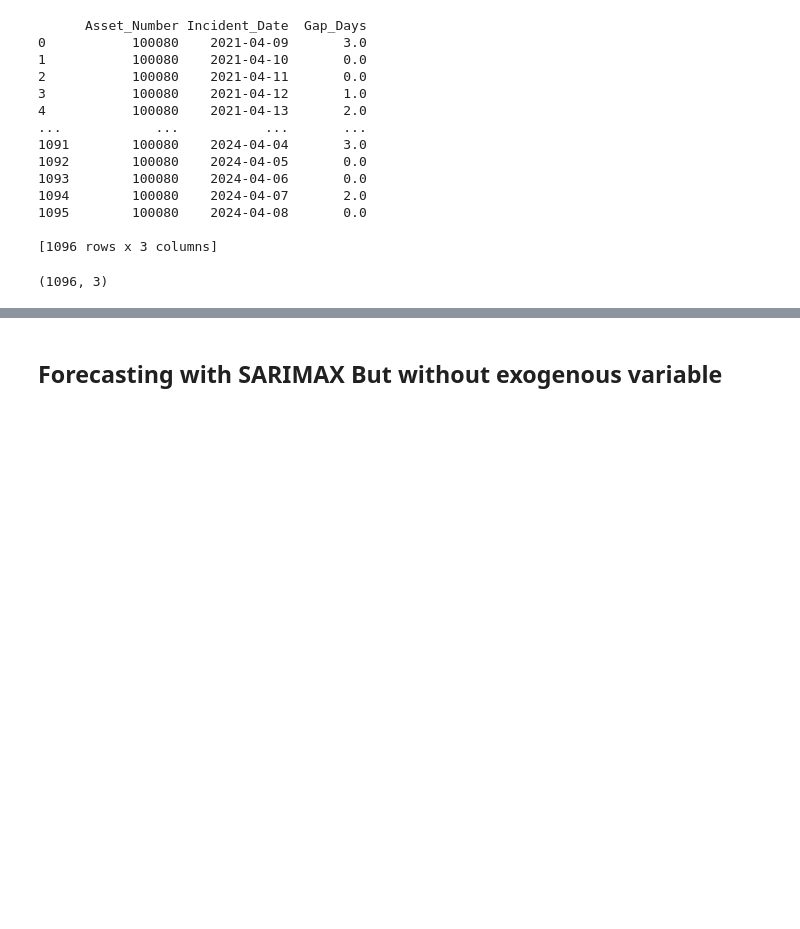
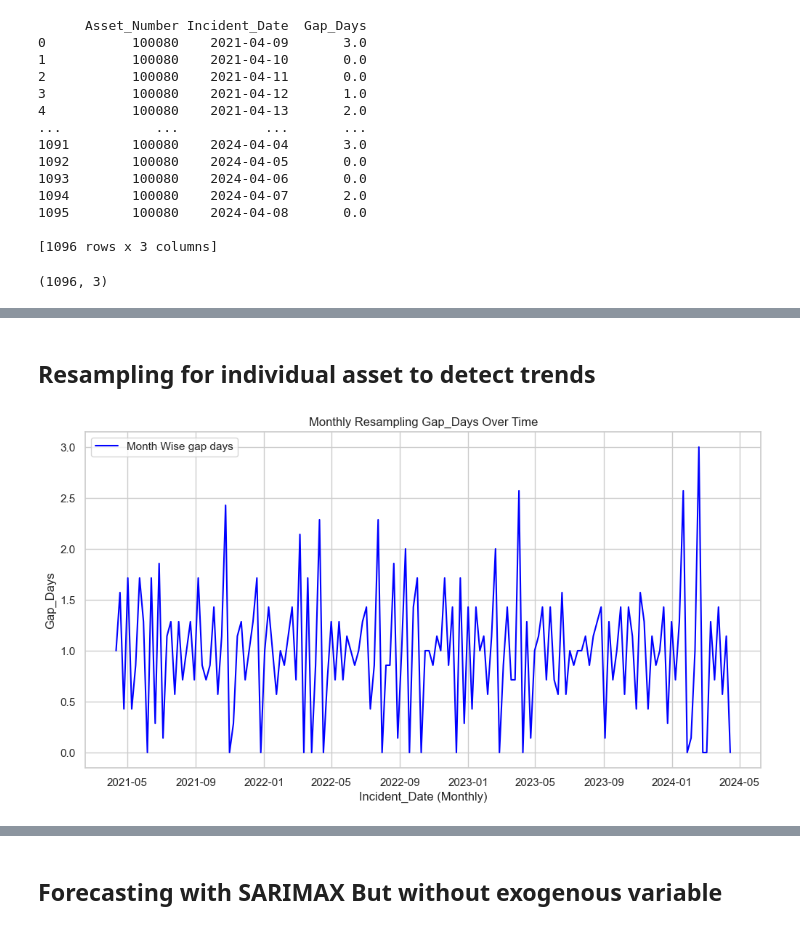
Before and after one commit to lakshmansierra/poc_service_now, a Jupyter notebook: 01-Service-Now-Time-Series/3_service_now_sarima_forecasting.ipynb, the cells around one changed output, grey strips where cells are left out. Cells and saved outputs as stored; diff of their text form; code cells hidden in the pictures; blank space fills up the shorter version.

```diff
--- a/01-Service-Now-Time-Series/3_service_now_sarima_forecasting.ipynb
+++ b/01-Service-Now-Time-Series/3_service_now_sarima_forecasting.ipynb
@@ -121,0 +145,20 @@ print(individual_asset.shape)
+# %% [markdown]
+## Resampling for individual asset to detect trends
+# %%
+# Set the date column as the index
+individual_asset_date_index_df = individual_asset.set_index('Incident_Date')
+
+individual_asset_date_index_df_resampled = individual_asset_date_index_df.resample('W').mean(numeric_only=True)
+
+sns.set(style="whitegrid")
+
+plt.figure(figsize=(12, 6))
+sns.lineplot(data=individual_asset_date_index_df_resampled, x=individual_asset_date_index_df_resampled.index, y='Gap_Days', label='Month Wise gap days', color='blue')
+
+plt.xlabel('Incident_Date (Monthly)')
+plt.ylabel('Gap_Days')
+plt.title('Monthly Resampling Gap_Days Over Time')
+
+plt.show()
+# %% [output]
+[figure, added]
```
Also changed, not shown: parts of 8 cells of this notebook.
